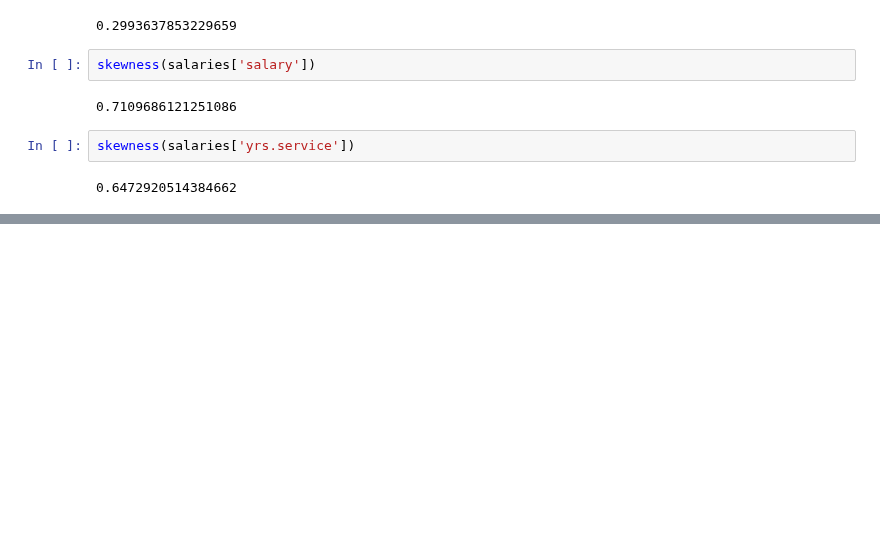
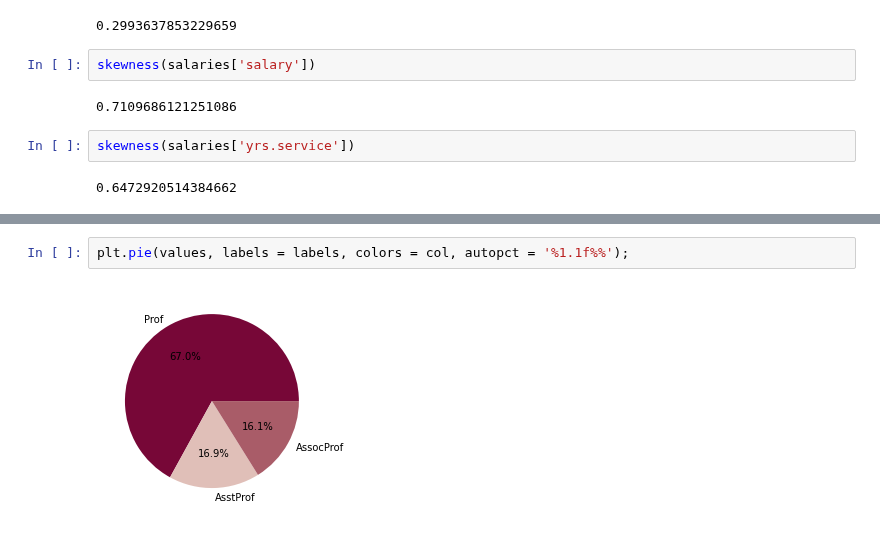
Before and after one commit to Jammal7/Introduction_to_Data_Science, a Jupyter notebook: GAMES/Introduction_to_Univariate_Statistics.ipynb, the cells around one changed output, grey strips where cells are left out. Cells and saved outputs as stored; diff of their text form; blank space fills up the shorter version.

```diff
--- a/GAMES/Introduction_to_Univariate_Statistics.ipynb
+++ b/GAMES/Introduction_to_Univariate_Statistics.ipynb
@@ -349,0 +412,4 @@ sns.boxplot(y = salaries["yrs"]);
+# %%
+plt.pie(values, labels = labels, colors = col, autopct = '%1.1f%%');
+# %% [output]
+[figure, added]
```
Also changed, not shown: parts of 75 cells of this notebook.
